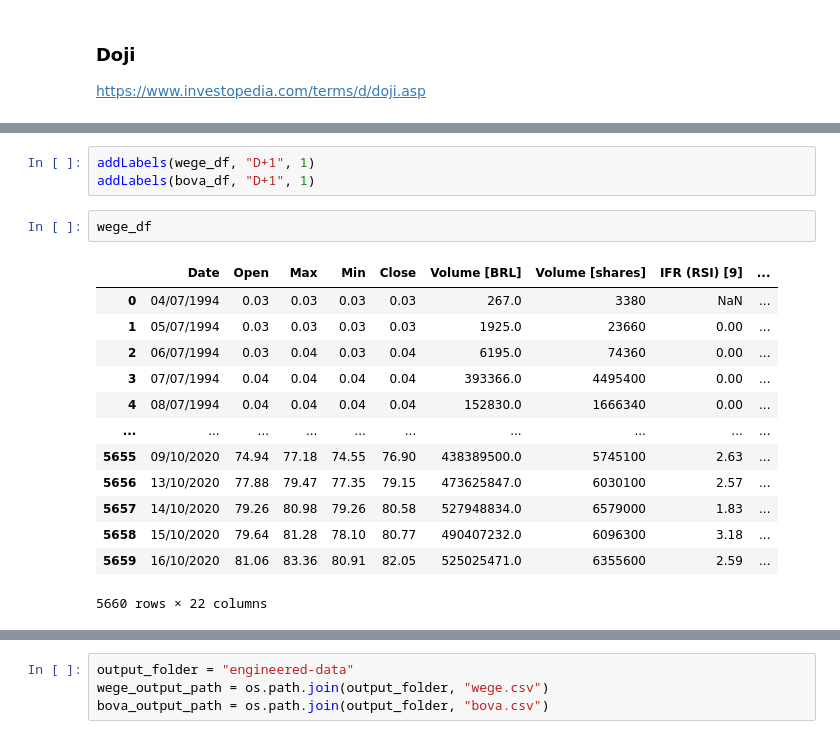
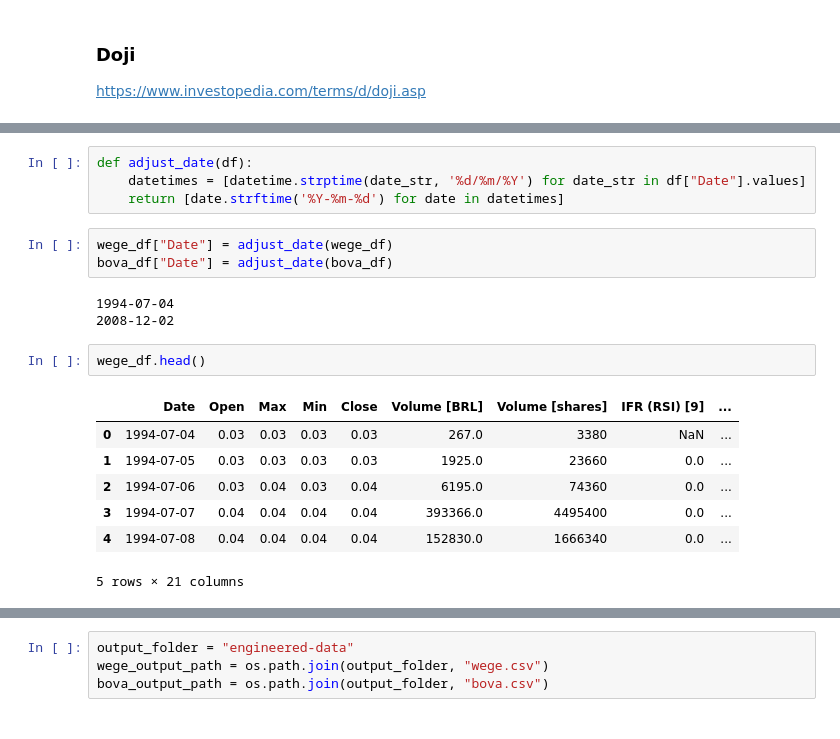
Before and after one commit to brunokiyoshi/Nanodegree-MLE-capstone-project, a Jupyter notebook: feature_engineering.ipynb, the cells around one changed output, grey strips where cells are left out. Drawn from its saved outputs; the diff is of its cells as text.

```diff
--- a/feature_engineering.ipynb
+++ b/feature_engineering.ipynb
@@ -473,19 +460,20 @@ def addLabels(df, col_name, n_days=1):
-# %%
-addLabels(wege_df, "D+1", 1)
-addLabels(bova_df, "D+1", 1)
+# %%
+def adjust_date(df):
+    datetimes = [datetime.strptime(date_str, '%d/%m/%Y') for date_str in df["Date"].values]
+    return [date.strftime('%Y-%m-%d') for date in datetimes]
+# %%
+wege_df["Date"] = adjust_date(wege_df)
+bova_df["Date"] = adjust_date(bova_df)
+# %% [output]
+1994-07-04
+2008-12-02
 # %%
-wege_df
+wege_df.head()
 # %% [output]
 |  | Date | Open | Max | Min | Close | Volume [BRL] | Volume [shares] | IFR (RSI) [9] | ... |
-| 0 | 04/07/1994 | 0.03 | 0.03 | 0.03 | 0.03 | 267.0 | 3380 | NaN | ... |
-| 1 | 05/07/1994 | 0.03 | 0.03 | 0.03 | 0.03 | 1925.0 | 23660 | 0.00 | ... |
-| 2 | 06/07/1994 | 0.03 | 0.04 | 0.03 | 0.04 | 6195.0 | 74360 | 0.00 | ... |
-| 3 | 07/07/1994 | 0.04 | 0.04 | 0.04 | 0.04 | 393366.0 | 4495400 | 0.00 | ... |
-| 4 | 08/07/1994 | 0.04 | 0.04 | 0.04 | 0.04 | 152830.0 | 1666340 | 0.00 | ... |
-| ... | ... | ... | ... | ... | ... | ... | ... | ... | ... |
-| 5655 | 09/10/2020 | 74.94 | 77.18 | 74.55 | 76.90 | 438389500.0 | 5745100 | 2.63 | ... |
-| 5656 | 13/10/2020 | 77.88 | 79.47 | 77.35 | 79.15 | 473625847.0 | 6030100 | 2.57 | ... |
-| 5657 | 14/10/2020 | 79.26 | 80.98 | 79.26 | 80.58 | 527948834.0 | 6579000 | 1.83 | ... |
-| 5658 | 15/10/2020 | 79.64 | 81.28 | 78.10 | 80.77 | 490407232.0 | 6096300 | 3.18 | ... |
-| 5659 | 16/10/2020 | 81.06 | 83.36 | 80.91 | 82.05 | 525025471.0 | 6355600 | 2.59 | ... |
+| 0 | 1994-07-04 | 0.03 | 0.03 | 0.03 | 0.03 | 267.0 | 3380 | NaN | ... |
+| 1 | 1994-07-05 | 0.03 | 0.03 | 0.03 | 0.03 | 1925.0 | 23660 | 0.0 | ... |
+| 2 | 1994-07-06 | 0.03 | 0.04 | 0.03 | 0.04 | 6195.0 | 74360 | 0.0 | ... |
+| 3 | 1994-07-07 | 0.04 | 0.04 | 0.04 | 0.04 | 393366.0 | 4495400 | 0.0 | ... |
+| 4 | 1994-07-08 | 0.04 | 0.04 | 0.04 | 0.04 | 152830.0 | 1666340 | 0.0 | ... |
-5660 rows × 22 columns
+5 rows × 21 columns
```
Also changed, not shown: parts of 7 cells of this notebook, 3 other files.
